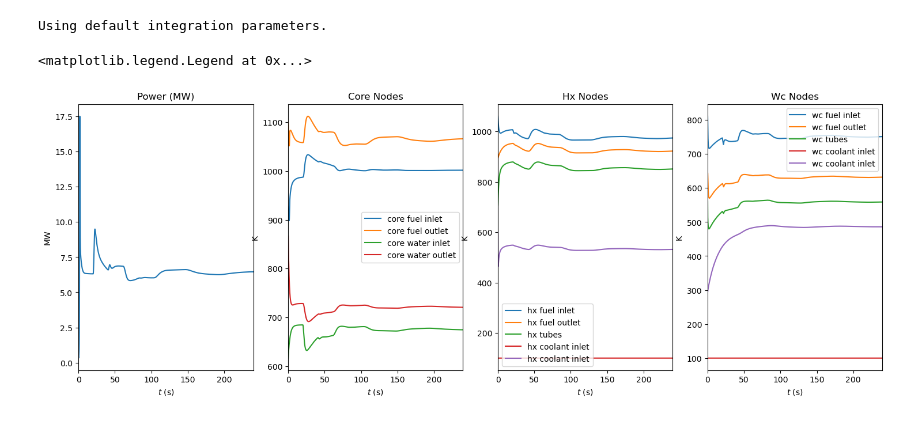
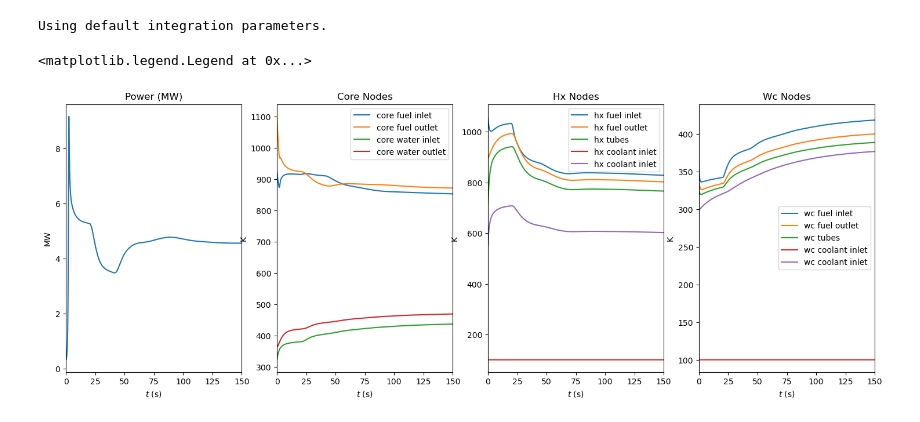
Before and after one commit to MalteHanse/RFP, a Jupyter notebook: Project1/msrDynamics-develop/examples/toy_reactor/toy_reactor.ipynb, the cells around one changed output. Drawn from its saved outputs; the diff is of its cells as text; code cells hidden in the pictures.

```diff
--- a/Project1/msrDynamics-develop/examples/toy_reactor/toy_reactor.ipynb
+++ b/Project1/msrDynamics-develop/examples/toy_reactor/toy_reactor.ipynb
@@ -19,6 +19,7 @@ cf_out = Node(m = m_f_c/2, scp = scp_f, W = W_f, y0 = T0_c_f2) # core fuel outle
 #cm = Node(m = m_m_c, scp = scp_m, y0 = T0_c_m)                 # core moderator
 cw_in = Node(m = m_w_core/2, scp = scp_hw, W = W_hw, y0 = T0_hw_core_in)
 cw_out = Node(m = m_w_core/2, scp = scp_hw, W = W_hw, y0 = T0_hw_core_out)
+c_t1 = Node(m = m_t, scp = scp_t, y0 = (T0_c_f1 + T0_c_f2 + T0_hw_core_in + T0_hw_core_out)/4)
 
 
 n = Node(y0 = n_frac0)     # fractional neutron density
@@ -45,6 +46,6 @@ wc_s_in = Node(m = m_w, scp = scp_w, W = W_w, y0 = T0_w_in)  # wc secondary circ
 wc_s_out = Node(m = m_w, scp = scp_w, W = W_w, y0 = T0_w_out) # wc secondary circuit outlet
 
 # populate system
-MSR.add_nodes([cf_in,cf_out, cw_in, cw_out, n,C1,C2,C3,C4,C5,C6,rho,
+MSR.add_nodes([cf_in,cf_out, cw_in, cw_out, c_t1, n,C1,C2,C3,C4,C5,C6,rho,
               hx_p_in,hx_p_out,hx_t,hx_s_in,hx_s_out,
               wc_p_in, wc_p_out, wc_t, wc_s_in, wc_s_out])
@@ -54,11 +61,11 @@ Define Dynamics
 # core
 cf_in.set_dTdt_advective(source = hx_p_out.y(t-tau_hx_c_f))
 cf_in.set_dTdt_internal(source = n.y(), k = k_f1*P)
-cf_in.set_dTdt_convective(source = [cw_in.y()], hA = [hA_tc_c/2])
+cf_in.set_dTdt_convective(source = [c_t1.y()], hA = [hA_ft_c/2])
 
 cf_out.set_dTdt_advective(source = cf_in.y())
 cf_out.set_dTdt_internal(source = n.y(), k = k_f2*P)
-cf_out.set_dTdt_convective(source = [cw_out.y()], hA = [hA_tc_c/2])
+cf_out.set_dTdt_convective(source = [c_t1.y()], hA = [hA_ft_c/2])
 
 
 #cm.set_dTdt_internal(source = n.y(), k = k_m*P)
@@ -66,13 +73,18 @@ cf_out.set_dTdt_convective(source = [cw_out.y()], hA = [hA_tc_c/2])
 
 
 #new part with the core. where we split it up
-cw_in.set_dTdt_advective(source = wc_p_out.y(t-tau_c_hx_f))
-cw_in.set_dTdt_internal(source = n.y(), k = k_f1*P)
-cw_in.set_dTdt_convective(source = [cf_in.y()], hA = [hA_tc_c/2])
+cw_in.set_dTdt_advective(source = wc_p_out.y(t-0))
+#cw_in.set_dTdt_internal(source = n.y(), k = k_f1*P)
+cw_in.set_dTdt_convective(source = [c_t1.y()], hA = [hA_tc_c/2])
+
+
 
 cw_out.set_dTdt_advective(source = cw_in.y())
-cw_out.set_dTdt_internal(source = n.y(), k = k_f2*P)
-cw_out.set_dTdt_convective(source = [cf_out.y()], hA = [hA_tc_c/2])
+#cw_out.set_dTdt_internal(source = n.y(), k = k_f2*P)
+cw_out.set_dTdt_convective(source = [c_t1.y()], hA = [hA_tc_c/2])
+
+c_t1.set_dTdt_convective(source = [cf_in.y(), cf_out.y(), cw_in.y(), cw_out.y()], hA = [hA_ft_c/2, hA_ft_c/2, hA_tc_c/2, hA_tc_c/2])
+
 
 
 #hA_ft_c fuel - tube
@@ -87,7 +99,7 @@ C3.set_dcdt(n.y(), beta[2], Lam, lam[2], True, tau_c, tau_l)
 C4.set_dcdt(n.y(), beta[3], Lam, lam[3], True, tau_c, tau_l)
 C5.set_dcdt(n.y(), beta[4], Lam, lam[4], True, tau_c, tau_l)
 C6.set_dcdt(n.y(), beta[5], Lam, lam[5], True, tau_c, tau_l)
-rho.set_drdt([cf_in.dydt(),cf_out.dydt(),cw_in.dydt(), cw_out.dydt()],[a_f/2,a_f/2,a_c/2, a_c/2])
+rho.set_drdt([cf_in.dydt(),cf_out.dydt(),cw_in.dydt(), cw_out.dydt()],[a_f/2, a_f/2,a_c/2, a_c/2])
 
 # heat exchanger
 hx_p_in.set_dTdt_advective(source = cf_out.y(t-tau_c_hx_f))
@@ -99,14 +111,14 @@ hx_p_out.set_dTdt_convective(source = [hx_t.y()], hA = [hA_ft_hx])
 hx_t.set_dTdt_convective(source = [hx_p_in.y(),hx_p_out.y(),hx_s_in.y(),hx_s_out.y()],
                               hA = [hA_ft_hx, hA_ft_hx, hA_ht_hx, hA_ht_hx])
 
-hx_s_in.set_dTdt_advective(source = 50)
+hx_s_in.set_dTdt_advective(source = T0_hfh_h1) #50 før
 hx_s_in.set_dTdt_convective(source = [hx_t.y()], hA = [hA_ht_hx])
 
 hx_s_out.set_dTdt_advective(source = hx_s_in.y())
 hx_s_out.set_dTdt_convective(source = [hx_t.y()], hA = [hA_ht_hx])
 
 # water coolant
-wc_p_in.set_dTdt_advective(source = cf_out.y(t-tau_c_hx_f))
+wc_p_in.set_dTdt_advective(source = cw_out.y(t-tau_c_hx_f))
 wc_p_in.set_dTdt_convective(source = [wc_t.y()], hA = [hA_tw_hw])
 
 wc_p_out.set_dTdt_advective(source = wc_p_in.y())
@@ -115,7 +127,7 @@ wc_p_out.set_dTdt_convective(source = [wc_t.y()], hA = [hA_tw_hw])
 wc_t.set_dTdt_convective(source = [wc_p_in.y(), wc_p_out.y(), wc_s_in.y(), wc_s_out.y()],
                               hA = [hA_tw_hw, hA_tw_hw, hA_tw_hw, hA_tw_hw])
 
-wc_s_in.set_dTdt_advective(source = 50)
+wc_s_in.set_dTdt_advective(source = T0_w_in) #50 før
 wc_s_in.set_dTdt_convective(source = [wc_t.y()], hA = [hA_tw_hw])
 
 wc_s_out.set_dTdt_advective(source = wc_s_in.y())
@@ -132,7 +144,7 @@ Using default integration parameters.
 fig,axs = plt.subplots(1,4,figsize=(18,6))
 
 t0 = 0.0
-tf = 240.00
+tf = 150.00
 
 # P
 axs[0].plot(T, [k*P for k in n.y_out])
@@ -152,31 +164,31 @@ axs[1].set_xlim(t0,tf)
 axs[1].set_xlabel(r"$t$ (s)")
 axs[1].set_ylabel("K")
 axs[1].set_title("Core Nodes")
 
 
 # hx temps
 axs[2].plot(T,hx_p_in.y_out,label = "hx fuel inlet")
 axs[2].plot(T,hx_p_out.y_out,label = "hx fuel outlet")
 axs[2].plot(T,hx_t.y_out,label = "hx tubes")
 axs[2].plot(T,[100]*len(T),label = "hx coolant inlet")
 axs[2].plot(T,hx_s_out.y_out,label = "hx coolant inlet")
 axs[2].set_xlim(t0,tf)
 axs[2].set_xlabel(r"$t$ (s)")
 axs[2].set_ylabel("K")
 axs[2].set_title("Hx Nodes")
 axs[2].legend()
 
 # wc temps
 axs[3].plot(T,wc_p_in.y_out,label = "wc fuel inlet")
 axs[3].plot(T,wc_p_out.y_out,label = "wc fuel outlet")
 axs[3].plot(T,wc_t.y_out,label = "wc tubes")
 axs[3].plot(T,[100]*len(T),label = "wc coolant inlet")
 axs[3].plot(T,wc_s_out.y_out,label = "wc coolant inlet")
 axs[3].set_xlim(t0,tf)
 axs[3].set_xlabel(r"$t$ (s)")
 axs[3].set_ylabel("K")
 axs[3].set_title("Wc Nodes")
 axs[3].legend()
 # %% [output]
 <matplotlib.legend.Legend at 0x...>
-[figure, old version]
+[figure, new version]
```
Also changed, not shown: parts of 2 cells of this notebook, 1 other file.
